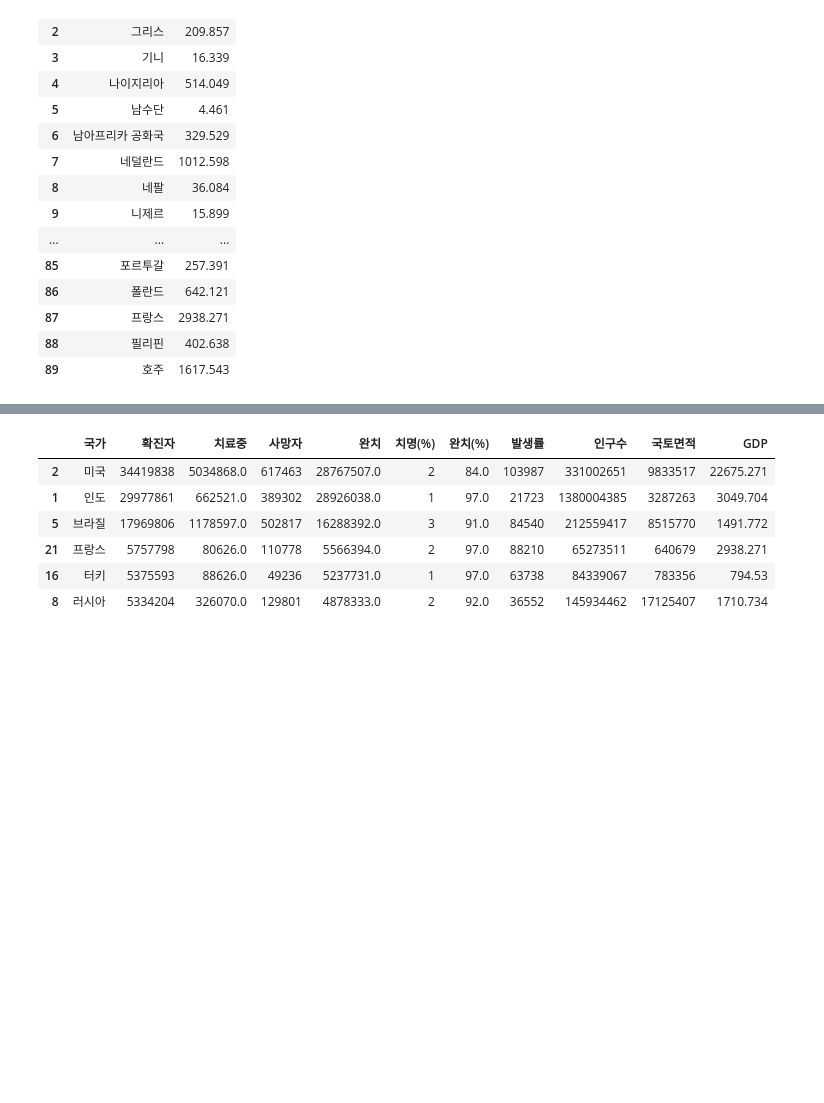
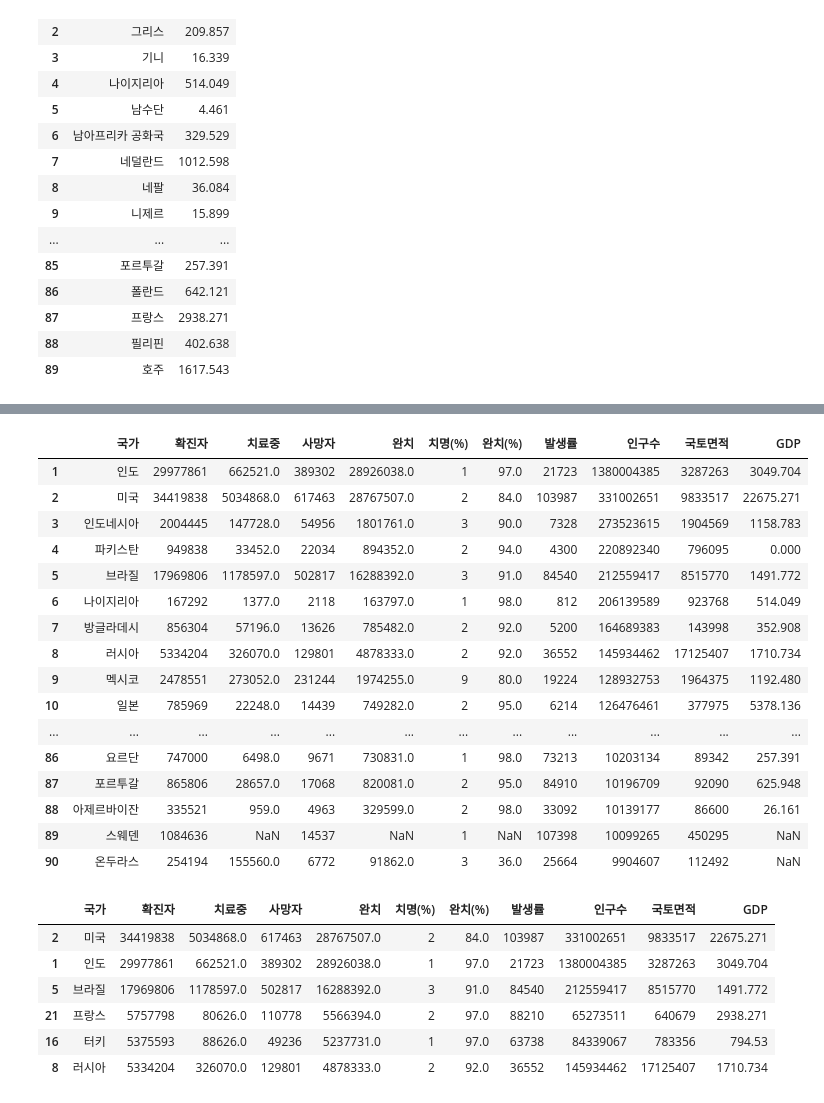
Before and after one commit to areum-choe/LikeLion, a Jupyter notebook: 210622/Matplotlib_intro.ipynb, the cells around one changed output, grey strips where cells are left out. Saved outputs shown, nothing was run; the diff lists cells and outputs as text; code cells hidden in the pictures; blank space fills up the shorter version.

```diff
--- a/210622/Matplotlib_intro.ipynb
+++ b/210622/Matplotlib_intro.ipynb
@@ -113,6 +139,27 @@ df1.sort_values(by='확진자', ascending=False)
 | 76 | 부룬디 | 5242 | 4461.0 | 8 | 773.0 | 0 | 15.0 | 441 | 11890784 | 27834 | 3.244 |
 | 70 | 차드 | 4947 | 5.0 | 174 | 4768.0 | 4 | 96.0 | 301 | 16425864 | 1284000 | 12.531 |
 | 23 | 탄자니아 | 509 | 305.0 | 21 | 183.0 | 4 | 36.0 | 9 | 59734218 | 947303 | 65.919 |
+# %%
+a=df1.sort_values(by='GDP', ascending=False)
+df1
+# %% [output]
+|  | 국가 | 확진자 | 치료중 | 사망자 | 완치 | 치명(%) | 완치(%) | 발생률 | 인구수 | 국토면적 | GDP |
+| 1 | 인도 | 29977861 | 662521.0 | 389302 | 28926038.0 | 1 | 97.0 | 21723 | 1380004385 | 3287263 | 3049.704 |
+| 2 | 미국 | 34419838 | 5034868.0 | 617463 | 28767507.0 | 2 | 84.0 | 103987 | 331002651 | 9833517 | 22675.271 |
+| 3 | 인도네시아 | 2004445 | 147728.0 | 54956 | 1801761.0 | 3 | 90.0 | 7328 | 273523615 | 1904569 | 1158.783 |
+| 4 | 파키스탄 | 949838 | 33452.0 | 22034 | 894352.0 | 2 | 94.0 | 4300 | 220892340 | 796095 | 0.000 |
+| 5 | 브라질 | 17969806 | 1178597.0 | 502817 | 16288392.0 | 3 | 91.0 | 84540 | 212559417 | 8515770 | 1491.772 |
+| 6 | 나이지리아 | 167292 | 1377.0 | 2118 | 163797.0 | 1 | 98.0 | 812 | 206139589 | 923768 | 514.049 |
+| 7 | 방글라데시 | 856304 | 57196.0 | 13626 | 785482.0 | 2 | 92.0 | 5200 | 164689383 | 143998 | 352.908 |
+| 8 | 러시아 | 5334204 | 326070.0 | 129801 | 4878333.0 | 2 | 92.0 | 36552 | 145934462 | 17125407 | 1710.734 |
+| 9 | 멕시코 | 2478551 | 273052.0 | 231244 | 1974255.0 | 9 | 80.0 | 19224 | 128932753 | 1964375 | 1192.480 |
+| 10 | 일본 | 785969 | 22248.0 | 14439 | 749282.0 | 2 | 95.0 | 6214 | 126476461 | 377975 | 5378.136 |
+| ... | ... | ... | ... | ... | ... | ... | ... | ... | ... | ... | ... |
+| 86 | 요르단 | 747000 | 6498.0 | 9671 | 730831.0 | 1 | 98.0 | 73213 | 10203134 | 89342 | 257.391 |
+| 87 | 포르투갈 | 865806 | 28657.0 | 17068 | 820081.0 | 2 | 95.0 | 84910 | 10196709 | 92090 | 625.948 |
+| 88 | 아제르바이잔 | 335521 | 959.0 | 4963 | 329599.0 | 2 | 98.0 | 33092 | 10139177 | 86600 | 26.161 |
+| 89 | 스웨덴 | 1084636 | NaN | 14537 | NaN | 1 | NaN | 107398 | 10099265 | 450295 | NaN |
+| 90 | 온두라스 | 254194 | 155560.0 | 6772 | 91862.0 | 3 | 36.0 | 25664 | 9904607 | 112492 | NaN |
 # %%
 df3 = df1.sort_values(by='확진자', ascending=False).head(n=6)
 df3
```
Also changed, not shown: parts of 7 cells of this notebook.
